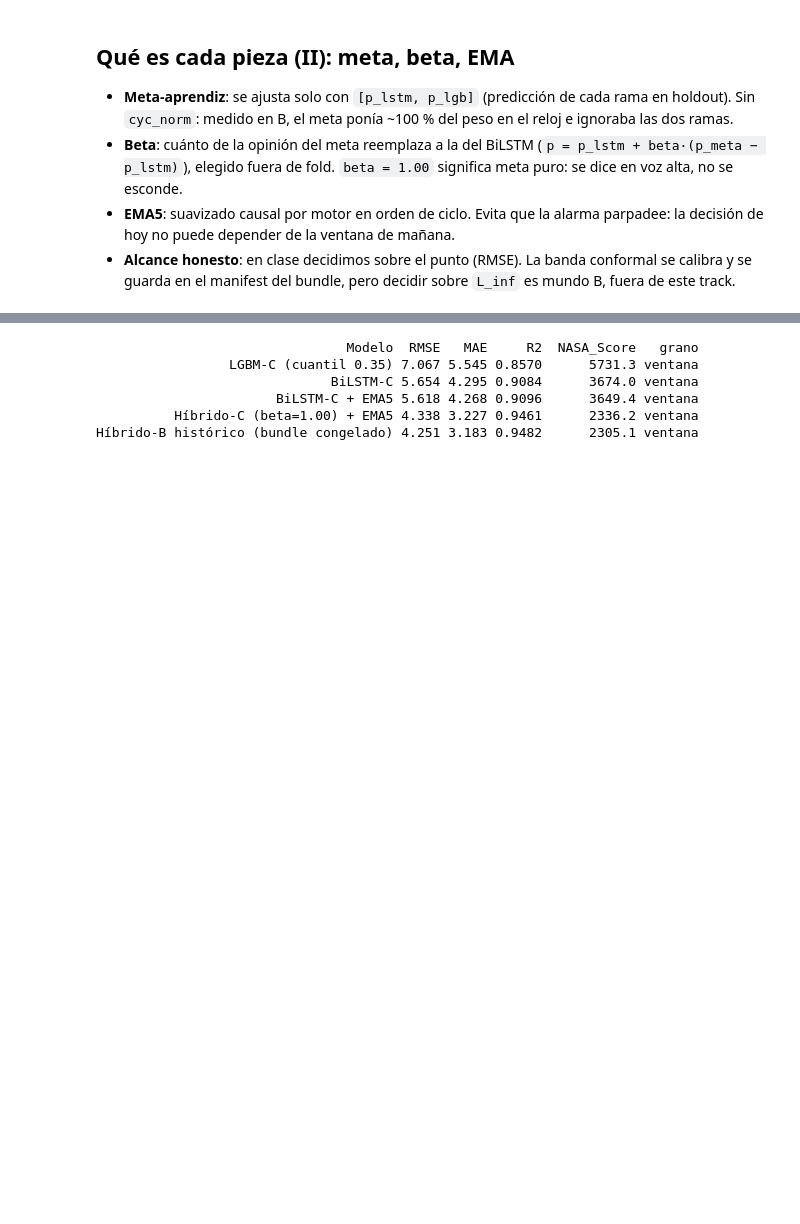
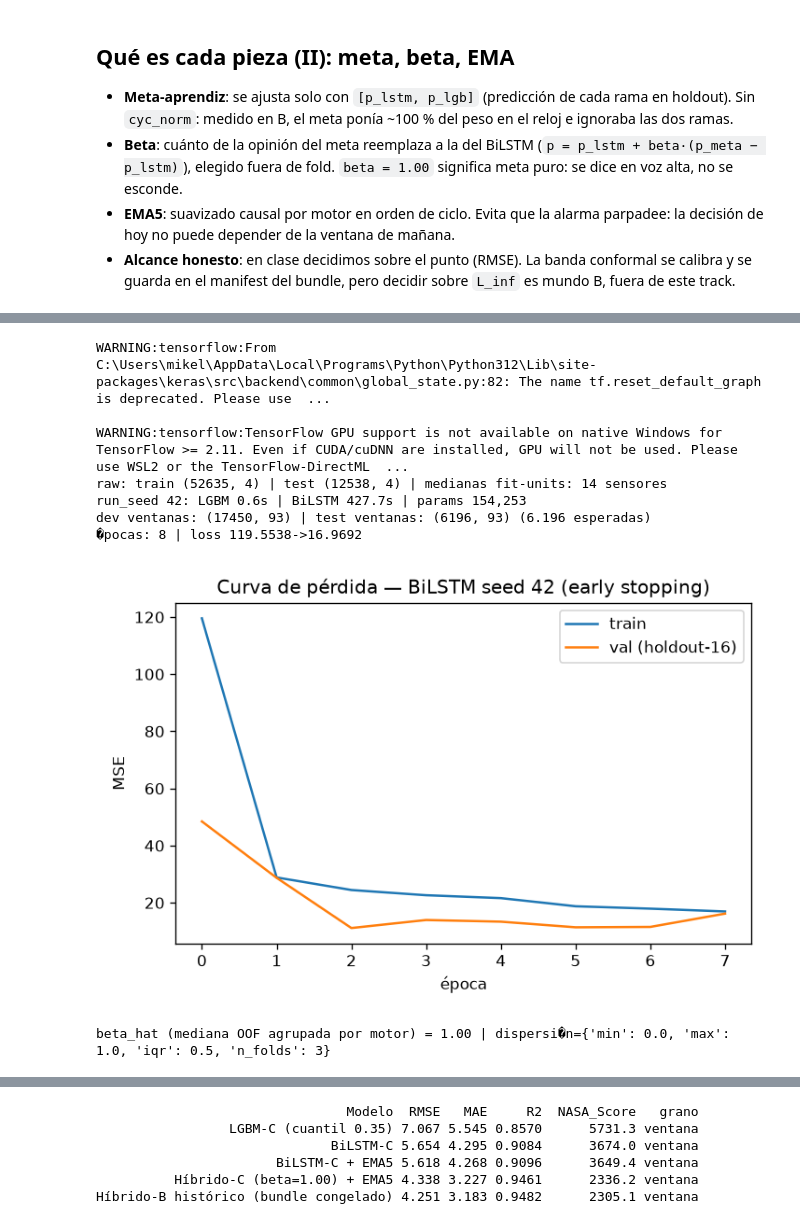
Before and after one commit to mikelrh-dev/nasa-rul-ds02, a Jupyter notebook: notebooks/05_ensemble_adaptado.ipynb, the cells around one changed output, grey strips where cells are left out. Drawn from its saved outputs; the diff is of its cells as text; code cells hidden in the pictures; blank space fills up the shorter version.

```diff
--- a/notebooks/05_ensemble_adaptado.ipynb
+++ b/notebooks/05_ensemble_adaptado.ipynb
@@ -28,0 +38,54 @@ Mismo protocolo que B sobre ventanas adaptadas (MAR T30 + ffill con medianas de
+# %%
+import os
+os.environ['TF_CPP_MIN_LOG_LEVEL'] = '3'
+os.environ['TF_ENABLE_ONEDNN_OPTS'] = '0'
+import warnings; warnings.filterwarnings('ignore')
+import sys; sys.path.insert(0, '..'); sys.path.insert(0, '../src')
+import numpy as np
+import pandas as pd
+import matplotlib
+matplotlib.use('Agg')
+import matplotlib.pyplot as plt
+from track_clase.train_ensemble_adaptado import (
+    construir_raw_adaptado, FIT_UNITS, HOLDOUT_UNITS, TEST_UNITS, EPOCHS)
+from ds02_rul.pipeline import run_seed
+raw = construir_raw_adaptado()
+out = run_seed(raw, seed=42, fit_units=FIT_UNITS,
+               holdout_units=HOLDOUT_UNITS, test_units=TEST_UNITS,
+               window=50, step_train=3, step_test=2, epochs=EPOCHS)
+test = out['test']
+units_te = test['meta']['unit'].values
+cycles_te = test['meta']['cycle'].values
+h = out['history'].history
+fig, ax = plt.subplots(figsize=(6, 4))
+ax.plot(h['loss'], label='train')
+if 'val_loss' in h:
+    ax.plot(h['val_loss'], label='val (holdout-16)')
+ax.set_title('Curva de pérdida - BiLSTM seed 42 (early stopping)')
+ax.set_xlabel('epoca'); ax.set_ylabel('MSE'); ax.legend()
+fig.tight_layout(); fig.savefig('../resultados/loss_curve_c.png', dpi=120)
+plt.close(fig)
+from IPython.display import Image, display
+display(Image('../resultados/loss_curve_c.png'))
+# %% [output]
+WARNING:tensorflow:From C:\Users\mikel\AppData\Local\Programs\Python\Python312\Lib\site-packages\keras\src\backend\common\global_state.py:82: The name tf.reset_default_graph is deprecated. Please use  ...
+
+WARNING:tensorflow:TensorFlow GPU support is not available on native Windows for TensorFlow >= 2.11. Even if CUDA/cuDNN are installed, GPU will not be used. Please use WSL2 or the TensorFlow-DirectML  ...
+raw: train (52635, 4) | test (12538, 4) | medianas fit-units: 14 sensores
+run_seed 42: LGBM 0.6s | BiLSTM 427.7s | params 154,253
+dev ventanas: (17450, 93) | test ventanas: (6196, 93) (6.196 esperadas)
+�pocas: 8 | loss 119.5538->16.9692
+[figure, added]
+# %%
+from track_clase.train_ensemble_adaptado import EPOCHS_OOF
+from ds02_rul.pipeline import oof_base_predictions
+from ds02_rul.stacking import select_beta_grouped
+oof = oof_base_predictions(raw, raw['A_train'][:, 0], n_splits=3,
+                           seed=42, window=50, step_train=3,
+                           epochs=EPOCHS_OOF)
+selection = select_beta_grouped(oof['units'], oof['cycles'], oof['y'],
+                                oof['pred_lstm'], oof['pred_lgb'],
+                                span=5, use_cycle_feature=False)
+beta = float(selection['beta'])
+# %% [output]
+beta_hat (mediana OOF agrupada por motor) = 1.00 | dispersi�n={'min': 0.0, 'max': 1.0, 'iqr': 0.5, 'n_folds': 3}
```
Also changed, not shown: parts of 12 cells of this notebook, 4 other files.
